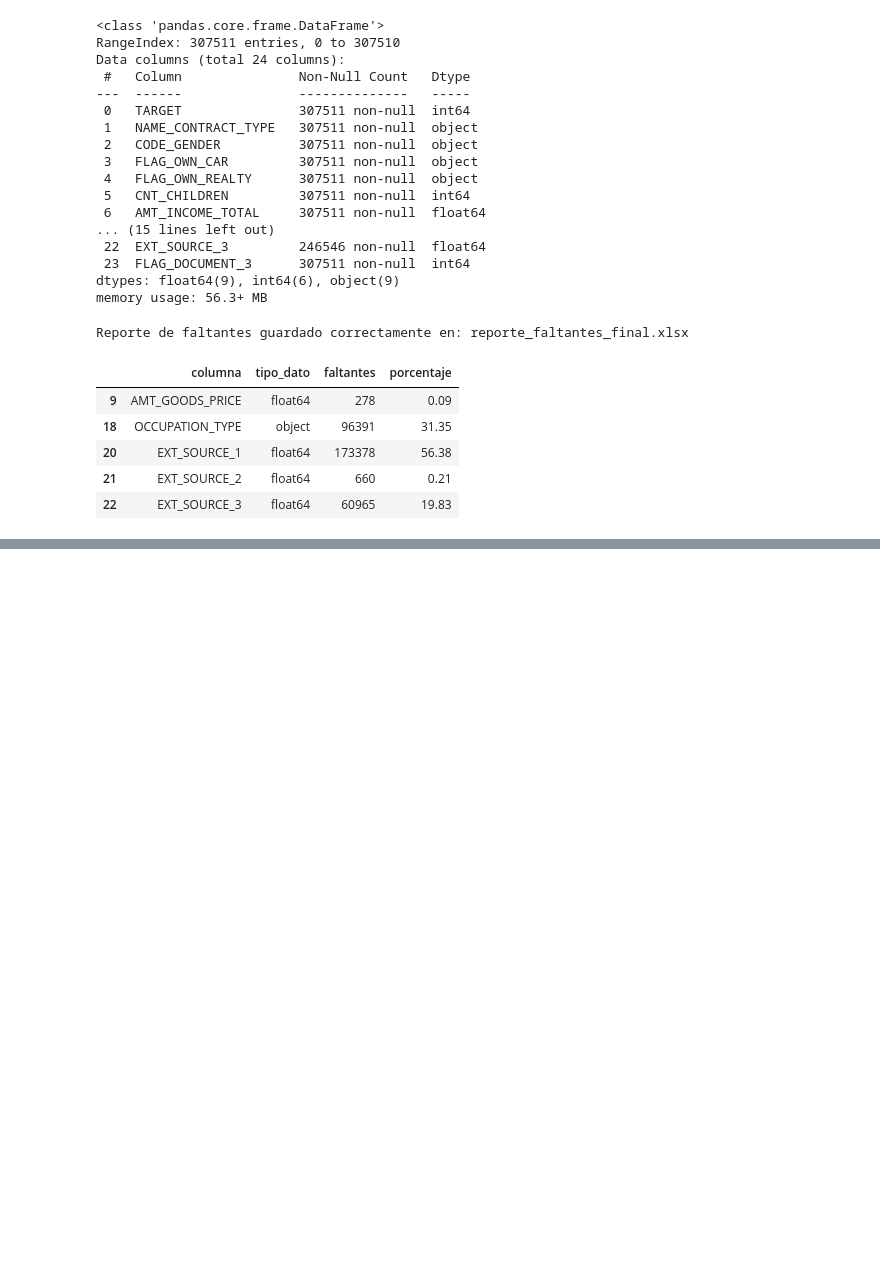
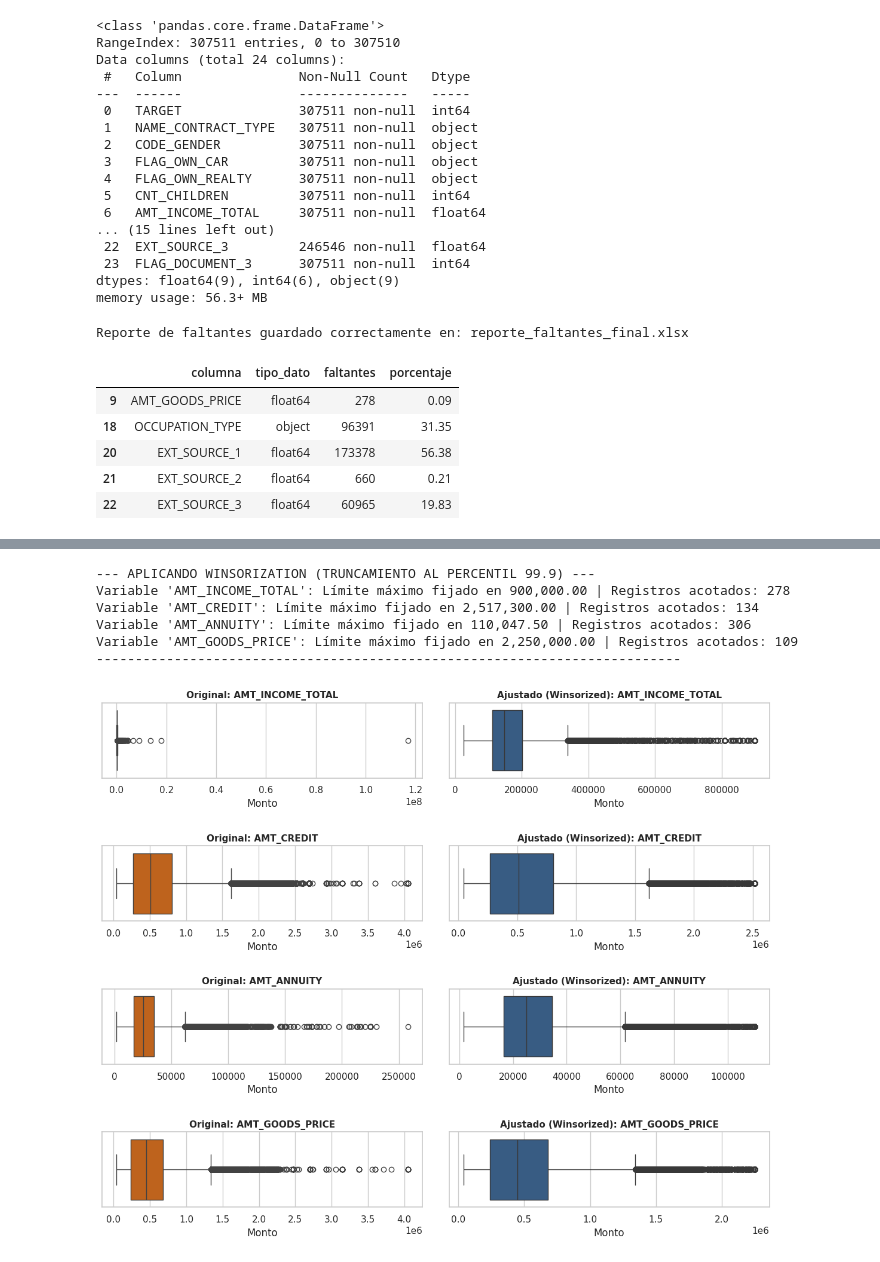
Before and after one commit to nanomelk/Analista-de-Datos-II, a Jupyter notebook: ABP2_Home_Credit_Default_Risk.ipynb, the cells around one changed output, grey strips where cells are left out. Drawn from its saved outputs; the diff is of its cells as text; code cells hidden in the pictures; blank space fills up the shorter version.

```diff
--- a/ABP2_Home_Credit_Default_Risk.ipynb
+++ b/ABP2_Home_Credit_Default_Risk.ipynb
@@ -692,0 +1365,26 @@ Debemos analizar estas variables para buscar errores de tipeo y normalizarlas
+# %%
+# Lista de variables financieras a tratar
+variables_financieras = [
+    "AMT_INCOME_TOTAL",
+    "AMT_CREDIT",
+    "AMT_ANNUITY",
+    "AMT_GOODS_PRICE",
+]
+
+# 1. Aplicar truncamiento al percentil 99.9
+df_limpio = aplicar_winsorization(
+    df, lista_columnas=variables_financieras, percentil=0.999
+)
+
+# 2. Visualizar la comparación del diagnóstico antes y después del tratamiento
+comparar_distribuciones_outliers(
+    df, df_limpio, lista_columnas=variables_financieras
+)
+# %% [output]
+--- APLICANDO WINSORIZATION (TRUNCAMIENTO AL PERCENTIL 99.9) ---
+Variable 'AMT_INCOME_TOTAL': Límite máximo fijado en 900,000.00 | Registros acotados: 278
+Variable 'AMT_CREDIT': Límite máximo fijado en 2,517,300.00 | Registros acotados: 134
+Variable 'AMT_ANNUITY': Límite máximo fijado en 110,047.50 | Registros acotados: 306
+Variable 'AMT_GOODS_PRICE': Límite máximo fijado en 2,250,000.00 | Registros acotados: 109
+---------------------------------------------------------------------------
+[figure, added]
```
Also changed, not shown: parts of 79 cells of this notebook.
